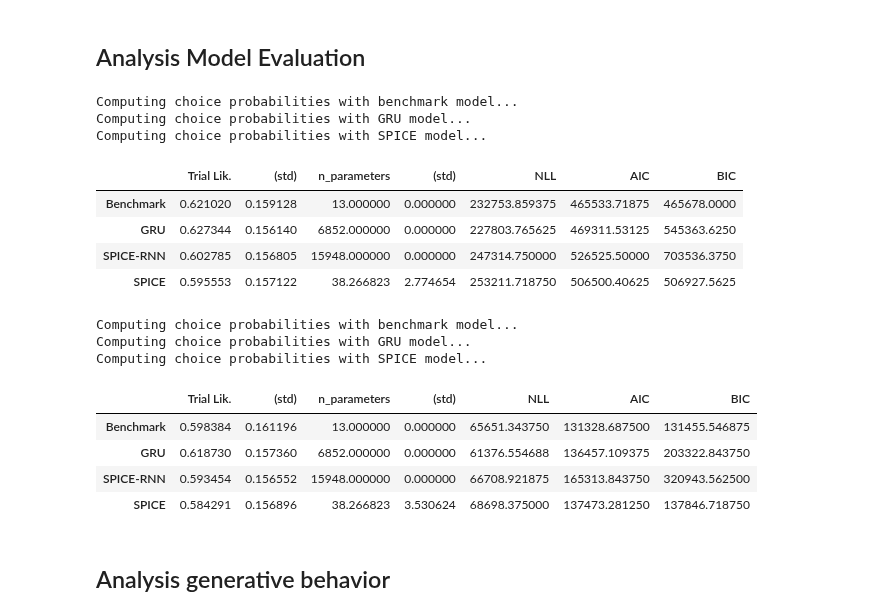
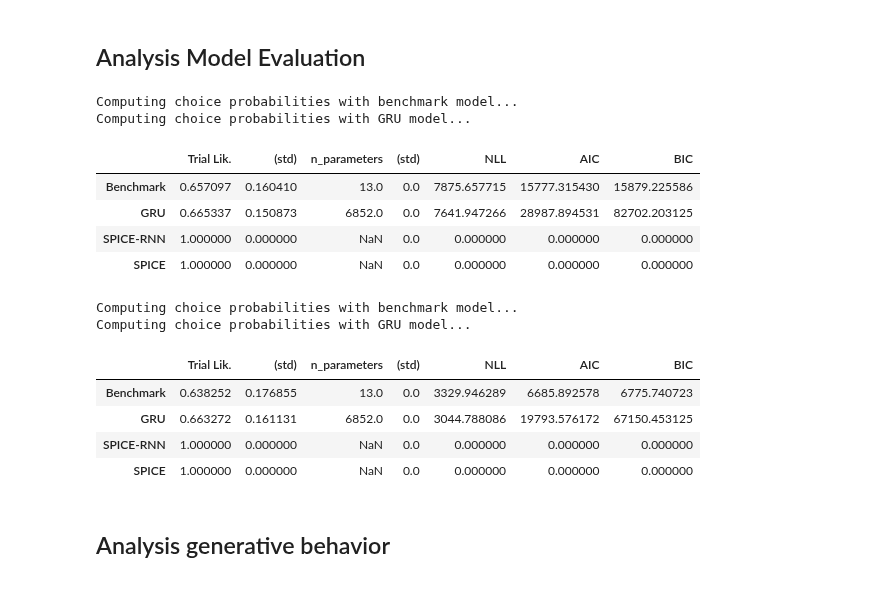
Before and after one commit to whyhardt/SPICE, a Jupyter notebook: weinhardt2026/studies/castro2025/castro2025.ipynb, the cells around one changed output. Saved outputs shown, nothing was run; the diff lists cells and outputs as text; code cells hidden in the pictures.

```diff
--- a/weinhardt2026/studies/castro2025/castro2025.ipynb
+++ b/weinhardt2026/studies/castro2025/castro2025.ipynb
@@ -30,21 +30,21 @@ Shape of dataset: torch.Size([4158, 150, 1, 13])
 Number of participants: 862
 Number of actions in dataset: 4
 # %%
-# from spice import SpiceDataset
+from spice import SpiceDataset
 
-# # keep only 100 timesteps
-# dataset_train = SpiceDataset(dataset_train.xs[:, :100], dataset_train.ys[:, :100])
+# keep only 100 timesteps
+dataset_train = SpiceDataset(dataset_train.xs[:, :100], dataset_train.ys[:, :100])
 
-# # keep only 100 participants for rapid prototyping
-# keep_participants = torch.arange(0, 50)
+# keep only 100 participants for rapid prototyping
+keep_participants = torch.arange(0, 50)
 
-# def keep_subset(dataset, subset):
-#     participant_ids = dataset.xs[:, 0, 0, -1]
-#     mask = torch.isin(participant_ids, subset)
-#     return SpiceDataset(dataset.xs[mask], dataset.ys[mask])
+def keep_subset(dataset, subset):
+    participant_ids = dataset.xs[:, 0, 0, -1]
+    mask = torch.isin(participant_ids, subset)
+    return SpiceDataset(dataset.xs[mask], dataset.ys[mask])
 
-# dataset_train = keep_subset(dataset_train, keep_participants)
-# dataset_test = keep_subset(dataset_test, keep_participants)
+dataset_train = keep_subset(dataset_train, keep_participants)
+dataset_test = keep_subset(dataset_test, keep_participants)
 # %% [markdown]
 ## SPICE Setup
 # %% [markdown]
@@ -103,7 +103,7 @@ path_spice = 'params/spice_castro2025.pkl'
 
 # Benchmark model: Castro et al. 2025
 cfs = Castro2025Model(
-    n_participants=dataset_train.n_participants,
+    n_participants=862,#dataset_train.n_participants,
     n_actions=dataset_train.n_actions,
     batch_first=True,
     )
@@ -213,35 +213,33 @@ plt.show()
 # %%
 analysis_model_evaluation(
     dataset=dataset_train,
-    spice_model=estimator,
+    # spice_model=estimator,
     benchmark_model=cfs.to(torch.device('cpu')),
     gru_model=gru.eval().to(torch.device('cpu')),
     )
 # %% [output]
 Computing choice probabilities with benchmark model...
 Computing choice probabilities with GRU model...
-Computing choice probabilities with SPICE model...
 |  | Trial Lik. | (std) | n_parameters | (std) | NLL | AIC | BIC |
-| Benchmark | 0.621020 | 0.159128 | 13.000000 | 0.000000 | 232753.859375 | 465533.71875 | 465678.0000 |
-| GRU | 0.627344 | 0.156140 | 6852.000000 | 0.000000 | 227803.765625 | 469311.53125 | 545363.6250 |
-| SPICE-RNN | 0.602785 | 0.156805 | 15948.000000 | 0.000000 | 247314.750000 | 526525.50000 | 703536.3750 |
-| SPICE | 0.595553 | 0.157122 | 38.266823 | 2.774654 | 253211.718750 | 506500.40625 | 506927.5625 |
+| Benchmark | 0.657097 | 0.160410 | 13.0 | 0.0 | 7875.657715 | 15777.315430 | 15879.225586 |
+| GRU | 0.665337 | 0.150873 | 6852.0 | 0.0 | 7641.947266 | 28987.894531 | 82702.203125 |
+| SPICE-RNN | 1.000000 | 0.000000 | NaN | 0.0 | 0.000000 | 0.000000 | 0.000000 |
+| SPICE | 1.000000 | 0.000000 | NaN | 0.0 | 0.000000 | 0.000000 | 0.000000 |
 # %%
 analysis_model_evaluation(
     dataset=dataset_test,
-    spice_model=estimator,
+    # spice_model=estimator,
     benchmark_model=cfs.to(torch.device('cpu')),
     gru_model=gru.eval().to(torch.device('cpu')),
     )
 # %% [output]
 Computing choice probabilities with benchmark model...
 Computing choice probabilities with GRU model...
-Computing choice probabilities with SPICE model...
 |  | Trial Lik. | (std) | n_parameters | (std) | NLL | AIC | BIC |
-| Benchmark | 0.598384 | 0.161196 | 13.000000 | 0.000000 | 65651.343750 | 131328.687500 | 131455.546875 |
-| GRU | 0.618730 | 0.157360 | 6852.000000 | 0.000000 | 61376.554688 | 136457.109375 | 203322.843750 |
-| SPICE-RNN | 0.593454 | 0.156552 | 15948.000000 | 0.000000 | 66708.921875 | 165313.843750 | 320943.562500 |
-| SPICE | 0.584291 | 0.156896 | 38.266823 | 3.530624 | 68698.375000 | 137473.281250 | 137846.718750 |
+| Benchmark | 0.638252 | 0.176855 | 13.0 | 0.0 | 3329.946289 | 6685.892578 | 6775.740723 |
+| GRU | 0.663272 | 0.161131 | 6852.0 | 0.0 | 3044.788086 | 19793.576172 | 67150.453125 |
+| SPICE-RNN | 1.000000 | 0.000000 | NaN | 0.0 | 0.000000 | 0.000000 | 0.000000 |
+| SPICE | 1.000000 | 0.000000 | NaN | 0.0 | 0.000000 | 0.000000 | 0.000000 |
 # %% [markdown]
 ## Analysis generative behavior
 # %%
```
Also changed, not shown: parts of 1 cell of this notebook, 5 other files.
